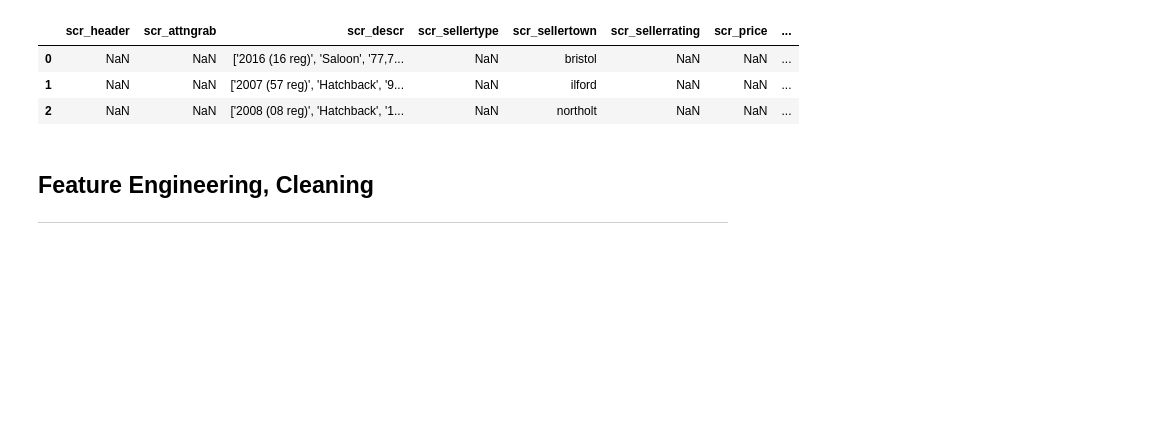
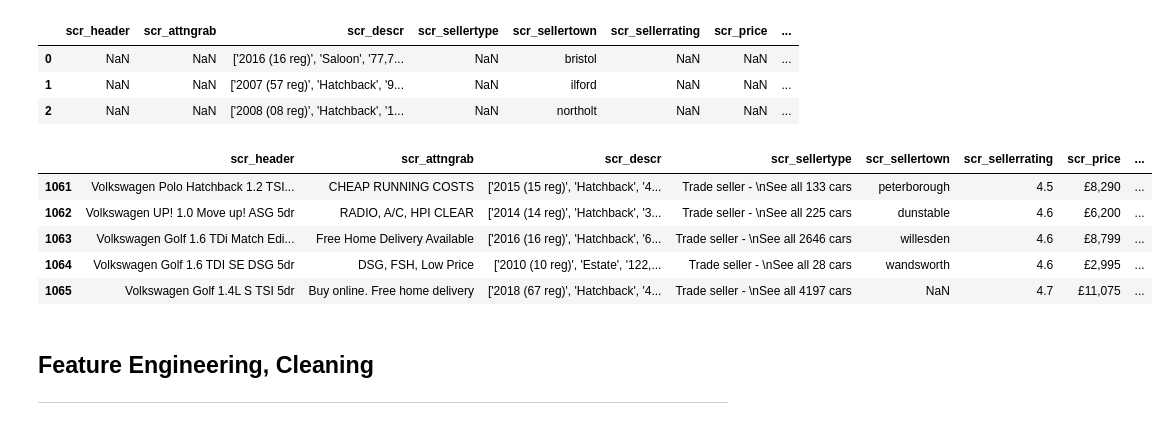
Before and after one commit to johakaishi/driven_by_data, a Jupyter notebook: Autotrader_1_scraping_cleaning.ipynb, the cells around one changed output. Saved outputs shown, nothing was run; the diff lists cells and outputs as text; code cells hidden in the pictures; blank space fills up the shorter version.

```diff
--- a/Autotrader_1_scraping_cleaning.ipynb
+++ b/Autotrader_1_scraping_cleaning.ipynb
@@ -310,6 +310,15 @@ df_master.head(3)
 | 0 | NaN | NaN | ['2016 (16 reg)', 'Saloon', '77,7... | NaN | bristol | NaN | NaN | ... |
 | 1 | NaN | NaN | ['2007 (57 reg)', 'Hatchback', '9... | NaN | ilford | NaN | NaN | ... |
 | 2 | NaN | NaN | ['2008 (08 reg)', 'Hatchback', '1... | NaN | northolt | NaN | NaN | ... |
+# %%
+df_master[df_master.notna()].tail()
+# %% [output]
+|  | scr_header | scr_attngrab | scr_descr | scr_sellertype | scr_sellertown | scr_sellerrating | scr_price | ... |
+| 1061 | Volkswagen Polo Hatchback 1.2 TSI... | CHEAP RUNNING COSTS | ['2015 (15 reg)', 'Hatchback', '4... | Trade seller - \nSee all 133 cars | peterborough | 4.5 | £8,290 | ... |
+| 1062 | Volkswagen UP! 1.0 Move up! ASG 5dr | RADIO, A/C, HPI CLEAR | ['2014 (14 reg)', 'Hatchback', '3... | Trade seller - \nSee all 225 cars | dunstable | 4.6 | £6,200 | ... |
+| 1063 | Volkswagen Golf 1.6 TDi Match Edi... | Free Home Delivery Available | ['2016 (16 reg)', 'Hatchback', '6... | Trade seller - \nSee all 2646 cars | willesden | 4.6 | £8,799 | ... |
+| 1064 | Volkswagen Golf 1.6 TDI SE DSG 5dr | DSG, FSH, Low Price | ['2010 (10 reg)', 'Estate', '122,... | Trade seller - \nSee all 28 cars | wandsworth | 4.6 | £2,995 | ... |
+| 1065 | Volkswagen Golf 1.4L S TSI 5dr | Buy online. Free home delivery | ['2018 (67 reg)', 'Hatchback', '4... | Trade seller - \nSee all 4197 cars | NaN | 4.7 | £11,075 | ... |
 # %% [markdown]
 ## Feature Engineering, Cleaning
 ---
```
Also changed, not shown: 25 other files.
